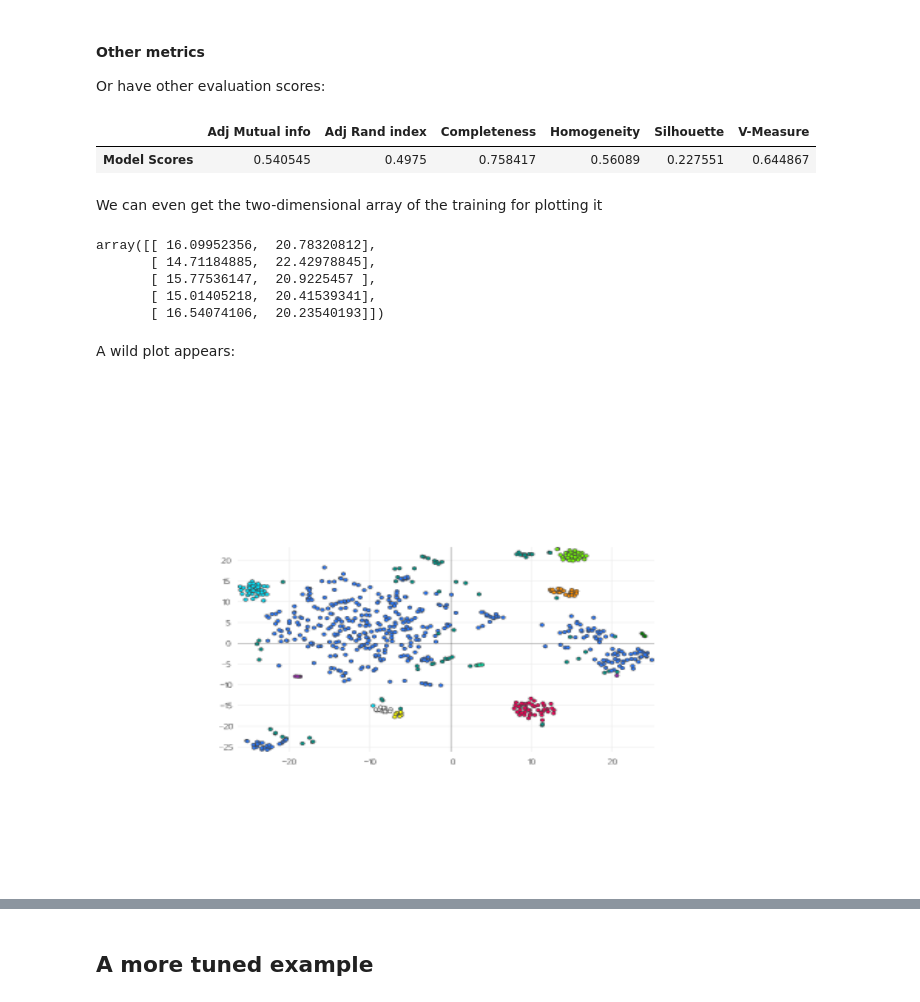
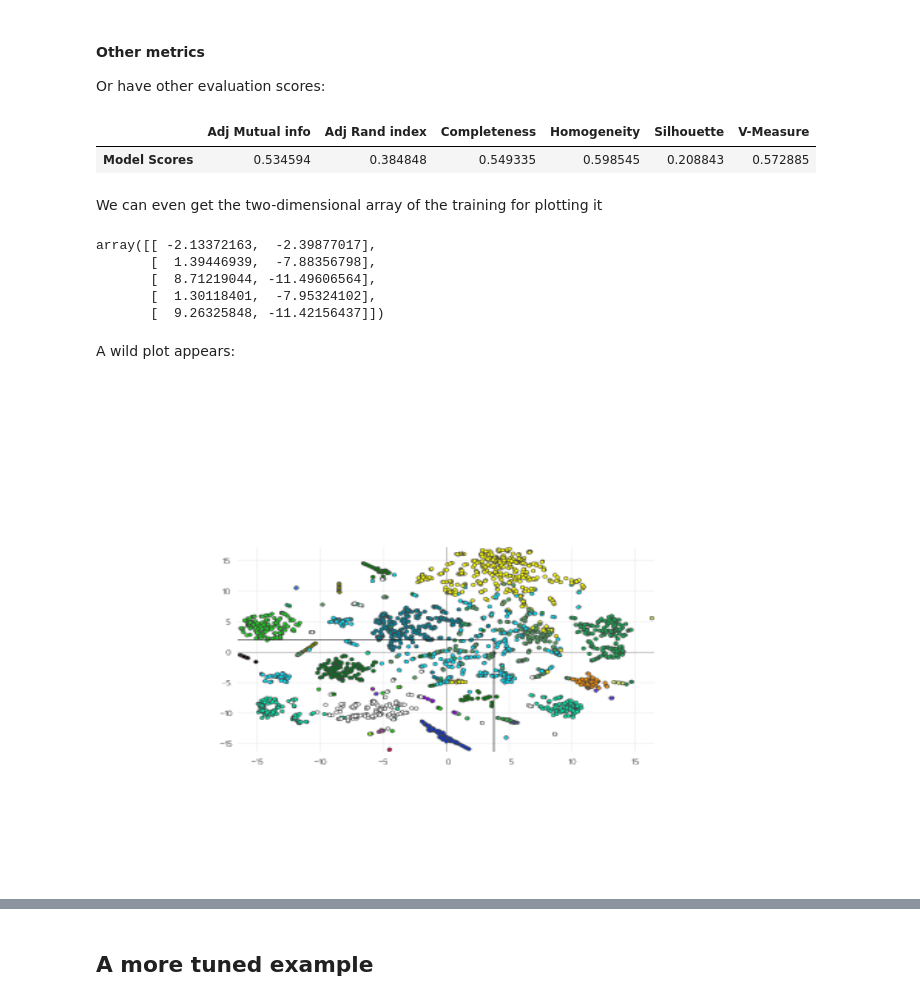
Before and after one commit to chrisPiemonte/url2vec, a Jupyter notebook: notebooks/url2vec.ipynb, the cells around one changed output, grey strips where cells are left out. Cells and saved outputs as stored; diff of their text form; code cells hidden in the pictures.

```diff
--- a/notebooks/url2vec.ipynb
+++ b/notebooks/url2vec.ipynb
@@ -213,17 +24,14 @@ See the [Dataset README](https://github.com/chrisPiemonte/url2vec/tree/master/da
 
 Here we're creating a dict that associates a code to every URL (**codecontent_map**), a generator (**sequences**) that yields a sequence at each iteration and a list of "cluster membership" (**ground_truth**) for each URL passed, in order of how the dict would be iterated.
 # %%
-dir_path = os.getcwd() + "/../dataset/cs.illinois.edu/no_constraint/words1000_depth10/"
+# dir_path = os.getcwd() + "/../dataset/cs.illinois.edu/no_constraint/words1000_depth10/"
+dir_path = os.getcwd() + "/../dataset/cs.ox.ac.uk/no_constraint/words10000_depth5/"
 
-vertex_path      = dir_path + "vertex.txt"
-codecontent_map  = get_content_map(vertex_path)
+vertex_path   = dir_path + "vertex.txt"
+documents_map = get_content_map(vertex_path)
 
-map_path         = dir_path + "urlsMap.txt"
-codeurl_map      = get_urlmap(map_path)
+map_path      = dir_path + "urlsMap.txt"
+urls_map      = get_urlmap(map_path)
 
-sequences_path   = dir_path + "sequenceIDs.txt"
-sequences        = get_sequences(sequences_path)
-
-gt = GroundTruth(os.getcwd() + "/../dataset/cs.illinois.edu/ground_truth/urlToMembership.txt")
-ground_truth = [ int(gt.get_groundtruth(codeurl_map[code])) for code in codeurl_map ]
-len(ground_truth)
+walks_path    = dir_path + "sequenceIDs.txt"
+walks         = get_sequences(walks_path)
@@ -246,0 +46,9 @@ WARNING:gensim.models.word2vec:supplied example count (99999) did not equal expe
+# %%
+model = Url2Vec()
+predicted_labels = model.fit_predict(algorithm=KMeans(n_clusters=28), walks=walks, documents=documents_map)
+
+gt = GroundTruth(os.getcwd() + "/../dataset/cs.ox.ac.uk/ground_truth/urlToMembership.txt")
+ground_truth = [ int(gt.get_groundtruth(urls_map[code])) for code in model.urls ]
+len(ground_truth)
+
+len(predicted_labels)
@@ -302,25 +132,25 @@ pd.DataFrame({
 )
 # %% [output]
 |  | Adj Mutual info | Adj Rand index | Completeness | Homogeneity | Silhouette | V-Measure |
-| Model Scores | 0.540545 | 0.4975 | 0.758417 | 0.56089 | 0.227551 | 0.644867 |
+| Model Scores | 0.534594 | 0.384848 | 0.549335 | 0.598545 | 0.208843 | 0.572885 |
 # %% [markdown]
 We can even get the two-dimensional array of the training for plotting it
 # %%
 twodim = model.two_dim()
 twodim[:5]
 # %% [output]
-array([[ 16.09952356,  20.78320812],
-       [ 14.71184885,  22.42978845],
-       [ 15.77536147,  20.9225457 ],
-       [ 15.01405218,  20.41539341],
-       [ 16.54074106,  20.23540193]])
+array([[ -2.13372163,  -2.39877017],
+       [  1.39446939,  -7.88356798],
+       [  8.71219044, -11.49606564],
+       [  1.30118401,  -7.95324102],
+       [  9.26325848, -11.42156437]])
 # %% [markdown]
 A wild plot appears:
 # %%
 data = model.plot_trace()
 
 py.image.ishow({'data': data})
 # uncomment this line below (and comment the one above) to have the interactive plot
-# py.iplot(data)
+py.iplot(data)
 # %% [output]
-[figure, old version]
+[figure, new version]
```
Also changed, not shown: parts of 12 cells of this notebook, 5 other files.
